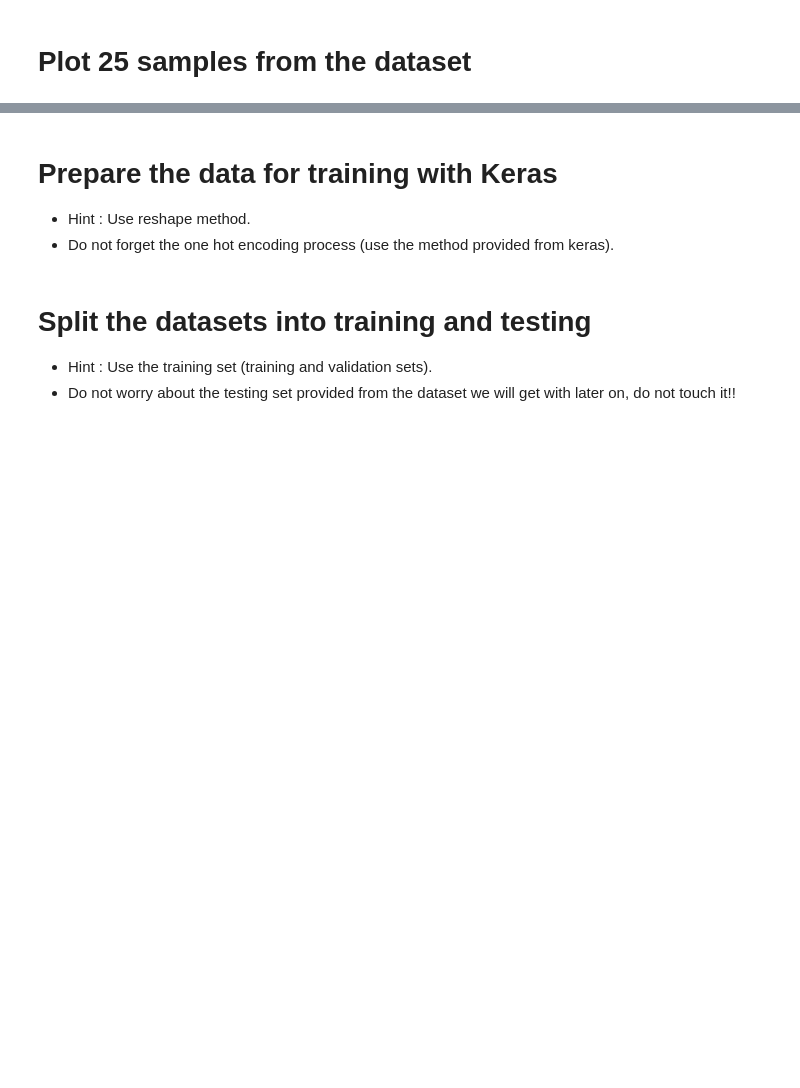
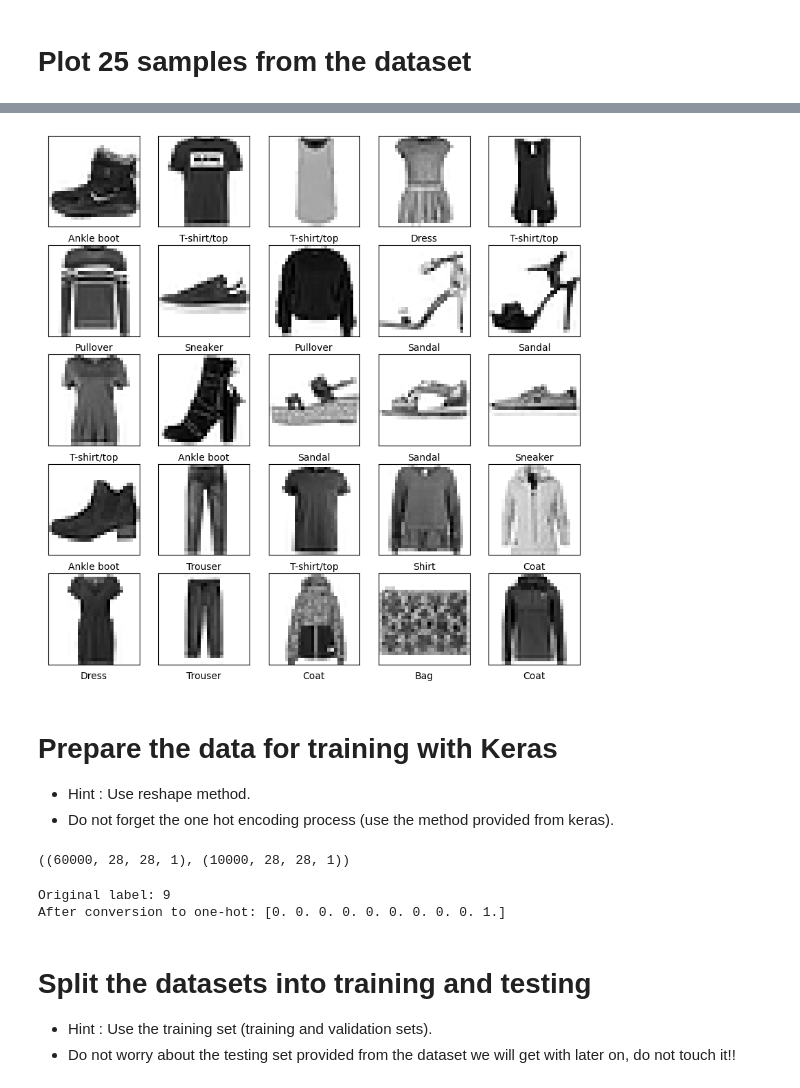
Before and after one commit to Tuwaiq-Data-Science-Bootcamp-V5/CNN_FashionMNIST, a Jupyter notebook: NeuralNetworks-Fashion.ipynb, the cells around one changed output, grey strips where cells are left out. Drawn from its saved outputs; the diff is of its cells as text; code cells hidden in the pictures; blank space fills up the shorter version.

```diff
--- a/NeuralNetworks-Fashion.ipynb
+++ b/NeuralNetworks-Fashion.ipynb
@@ -15,5 +88,23 @@
+# %%
+plt.figure(figsize=(10,10))
+for i in range(25):
+    plt.subplot(5,5,i+1)
+    plt.xticks([])
+    plt.yticks([])
+    plt.grid(False)
+    plt.imshow(train_images[i], cmap=plt.cm.binary)
+    plt.xlabel(CLASS_NAMES[train_labels[i]])
+plt.show()
+# %% [output]
+[figure, added]
 # %% [markdown]
 # Prepare the data for training with Keras
 
 - Hint : Use reshape method.
 - Do not forget the one hot encoding process (use the method provided from keras).
+# %%
+train_X = train_X.reshape(-1, 28,28, 1)
+test_X = test_X.reshape(-1, 28,28, 1)
+train_X.shape, test_X.shape
+# %% [output]
+((60000, 28, 28, 1), (10000, 28, 28, 1))
@@ -20,3 +116,14 @@
+# %%
+# Change the labels from categorical to one-hot encoding
+train_Y_one_hot = to_categorical(train_Y)
+test_Y_one_hot = to_categorical(test_Y)
+
+# Display the change for category label using one-hot encoding
+print('Original label:', train_Y[0])
+print('After conversion to one-hot:', train_Y_one_hot[0])
+# %% [output]
+Original label: 9
+After conversion to one-hot: [0. 0. 0. 0. 0. 0. 0. 0. 0. 1.]
 # %% [markdown]
 # Split the datasets into training and testing
 
```
Also changed, not shown: parts of 26 cells of this notebook, 2 other files.
